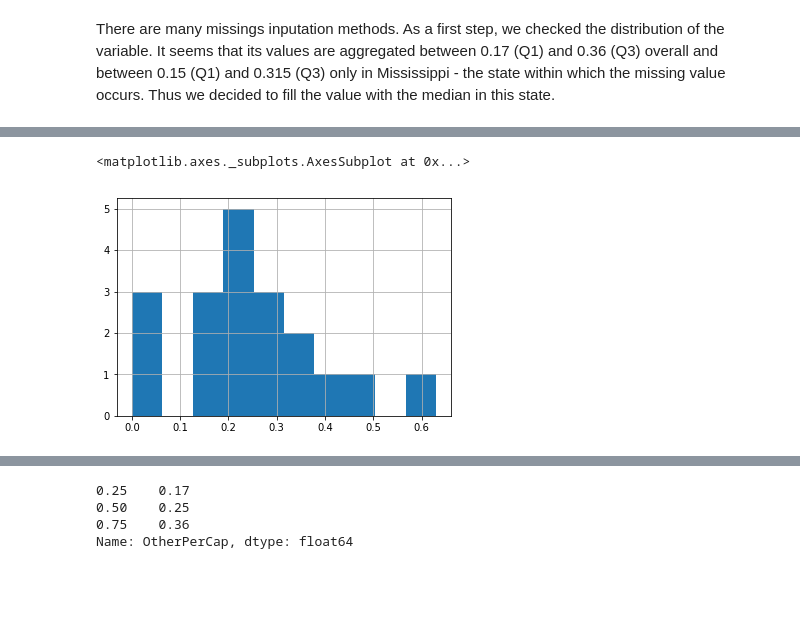
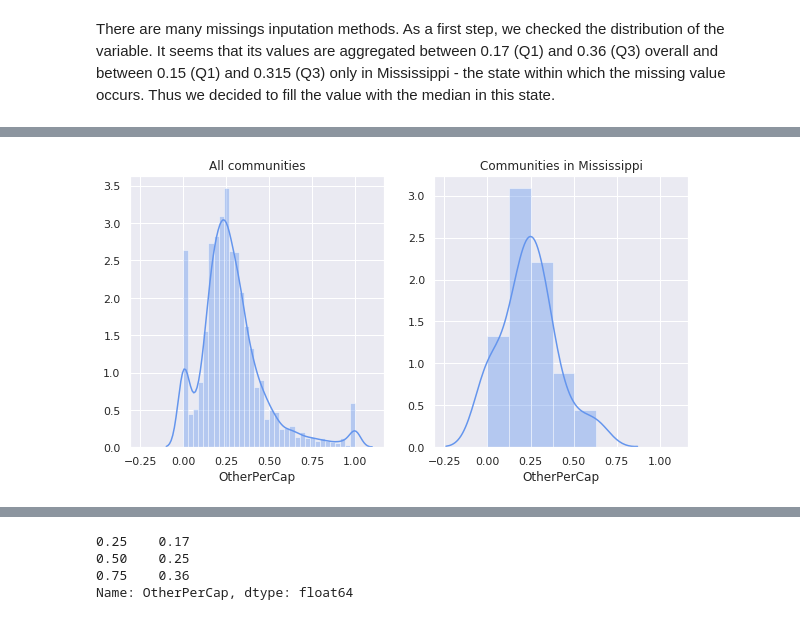
Before and after one commit to esobolewska/ML1-regression, a Jupyter notebook: ML1-kod.ipynb, the cells around one changed output, grey strips where cells are left out. Drawn from its saved outputs; the diff is of its cells as text; code cells hidden in the pictures; blank space fills up the shorter version.

```diff
--- a/ML1-kod.ipynb
+++ b/ML1-kod.ipynb
@@ -108,8 +111,13 @@ mydata.OtherPerCap.hist() # może w jednym plocie? :))):):):
-# %%
-mydata[mydata.state==28].OtherPerCap.hist()
-# %% [output]
-<matplotlib.axes._subplots.AxesSubplot at 0x...>
-[figure, removed]
+# %%
+mydata_nonans = mydata.dropna()
+
+sns.set()
+f, axes = plt.subplots(1, 2, figsize=(10, 5), sharex=True)
+sns.distplot(mydata_nonans.OtherPerCap, color="cornflowerblue", ax=axes[0]).set_title("All communities")
+sns.distplot(mydata_nonans[mydata_nonans.state==28].OtherPerCap, color="cornflowerblue", ax=axes[1]).set_title("Communities in Mississippi")
+plt.show()
+# %% [output]
+[figure, added]
 # %%
 mydata[mydata.OtherPerCap.isna()]
 # %% [output]
```
Also changed, not shown: parts of 11 cells of this notebook, 3 other files.
